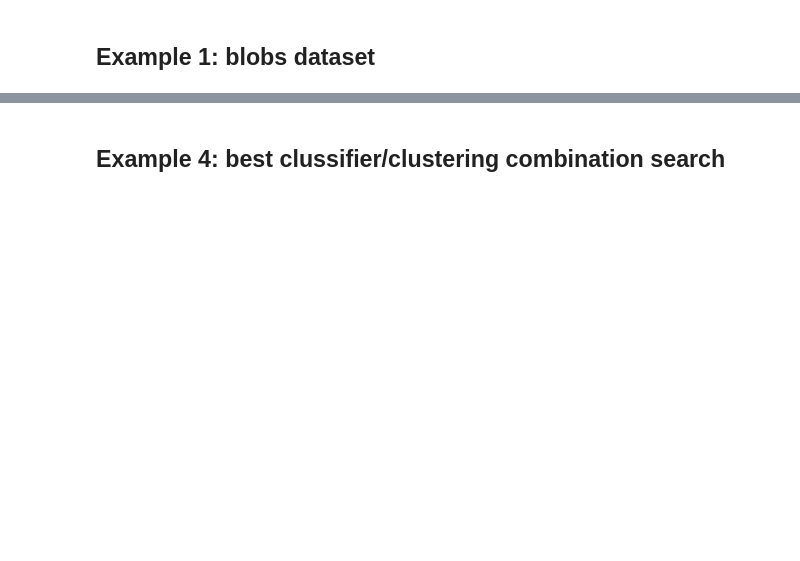
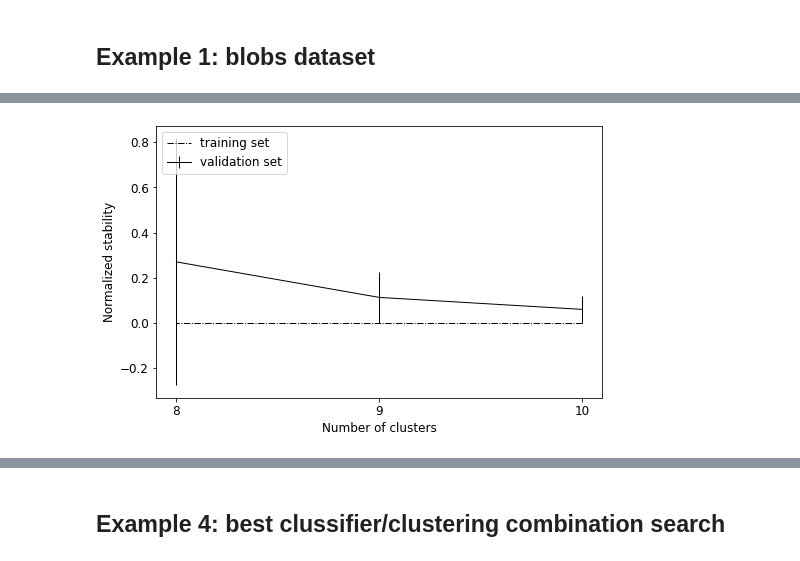
Before and after one commit to IIT-LAND/reval_clustering, a Jupyter notebook: working_examples/manexamples_notebook.ipynb, the cells around one changed output, grey strips where cells are left out. Cells and saved outputs as stored; diff of their text form; code cells hidden in the pictures; blank space fills up the shorter version.

```diff
--- a/working_examples/manexamples_notebook.ipynb
+++ b/working_examples/manexamples_notebook.ipynb
@@ -245,0 +302,22 @@ plt.show()
+# %%
+# Example 3: MNIST dataset
+# Load the dataset
+mnist = fetch_openml('mnist_784', version=1)
+mnist.target = mnist.target.astype(int)
+
+# Create training and test sets
+X_tr, y_tr = mnist['data'][:60000], mnist.target[:60000]
+X_ts, y_ts = mnist['data'][60000::], mnist.target[60000::]
+transform = UMAP(n_components=2,
+                 random_state=42,
+                 n_neighbors=30,
+                 min_dist=0.0)
+X_tr = transform.fit_transform(X_tr)
+X_ts = transform.transform(X_ts)
+
+#Initialize classifier/clustering algorithms
+combo = {'s': [KNeighborsClassifier(n_neighbors=30), SVC(), LogisticRegression(), RandomForestClassifier()],
+         'c': [hdbscan.HDBSCAN(min_samples=10, min_cluster_size=200)]}
+
+scsel = SCParamSelection(combo, 2, 10, 7, 10, list(range(2, 13)), y_tr)
+scsel.fit(X_tr, 10)
@@ -245,0 +334,16 @@ plt.show()
+# %%
+# s = KNeighborsClassifier(n_neighbors=30)
+s = RandomForestClassifier()
+c = hdbscan.HDBSCAN(min_samples=10, min_cluster_size=200)
+
+reval = FindBestClustCV(s=s,
+                        c=c,
+                        nfold=2,
+                        nrand=10,
+                        n_jobs=N_JOBS)
+
+metrics, nclustbest, tr_lab = reval.best_nclust(X_tr, iter_cv=10, strat_vect=y_tr)
+# %%
+plot_metrics(metrics, save_fig='mnist_performance.png')
+logging.info(f"Validation stability: {metrics['val'][nclustbest]}")
+# %% [output]
@@ -246 +351,2 @@ plt.show()
+[figure, added]
 # %%
```
Also changed, not shown: parts of 45 cells of this notebook, 57 other files.
